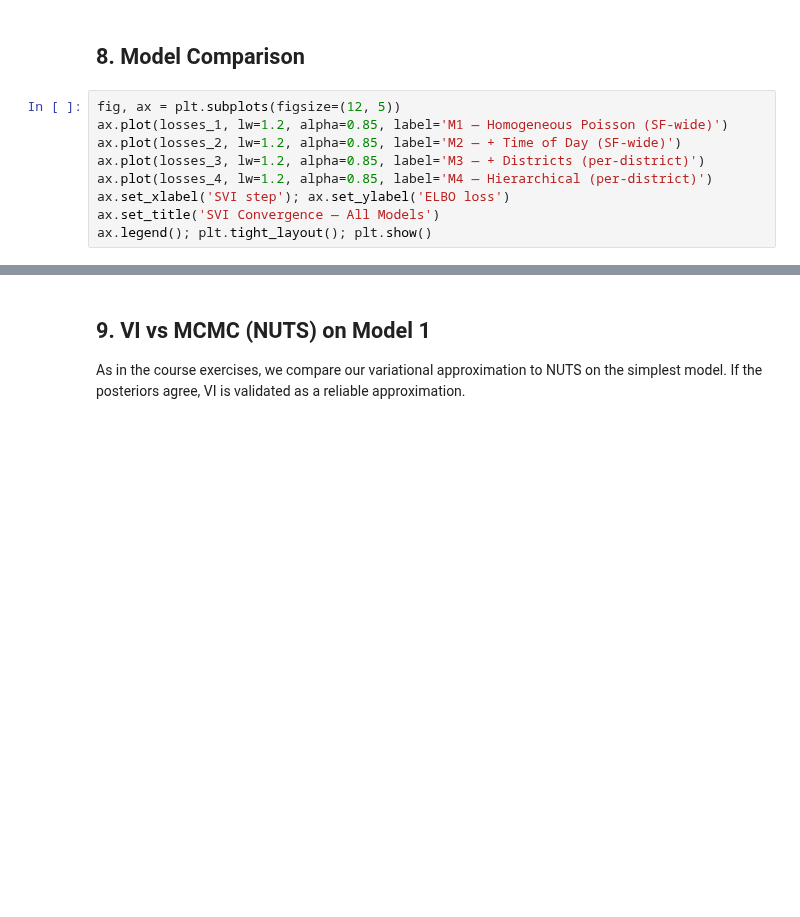
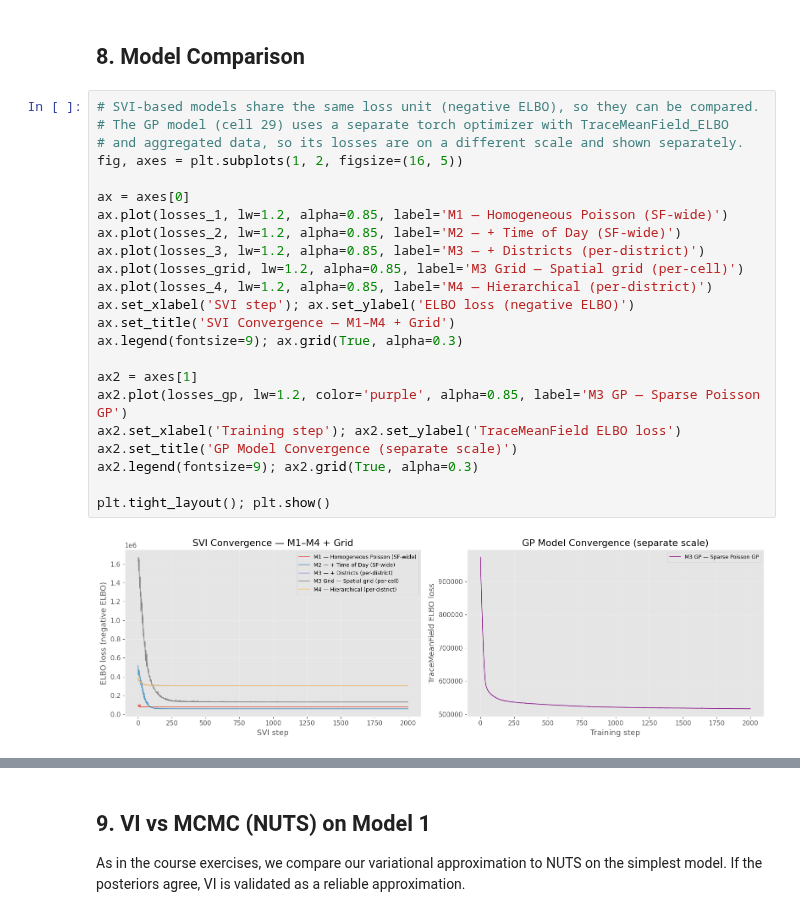
Before and after one commit to bodvarsdottirkristin/model-based, a Jupyter notebook: src/models/models_kb.ipynb, the cells around one changed output, grey strips where cells are left out. Drawn from its saved outputs; the diff is of its cells as text; blank space fills up the shorter version.

```diff
--- a/src/models/models_kb.ipynb
+++ b/src/models/models_kb.ipynb
@@ -1438,14 +1388,30 @@ step 1600  loss = 17149.33
 # %% [markdown]
 ## 8. Model Comparison
 # %%
-fig, ax = plt.subplots(figsize=(12, 5))
+# SVI-based models share the same loss unit (negative ELBO), so they can be compared.
+# The GP model (cell 29) uses a separate torch optimizer with TraceMeanField_ELBO
+# and aggregated data, so its losses are on a different scale and shown separately.
+fig, axes = plt.subplots(1, 2, figsize=(16, 5))
+
+ax = axes[0]
 ax.plot(losses_1, lw=1.2, alpha=0.85, label='M1 — Homogeneous Poisson (SF-wide)')
 ax.plot(losses_2, lw=1.2, alpha=0.85, label='M2 — + Time of Day (SF-wide)')
 ax.plot(losses_3, lw=1.2, alpha=0.85, label='M3 — + Districts (per-district)')
+ax.plot(losses_grid, lw=1.2, alpha=0.85, label='M3 Grid — Spatial grid (per-cell)')
 ax.plot(losses_4, lw=1.2, alpha=0.85, label='M4 — Hierarchical (per-district)')
-ax.set_xlabel('SVI step'); ax.set_ylabel('ELBO loss')
-ax.set_title('SVI Convergence — All Models')
-ax.legend(); plt.tight_layout(); plt.show()
+ax.set_xlabel('SVI step'); ax.set_ylabel('ELBO loss (negative ELBO)')
+ax.set_title('SVI Convergence — M1–M4 + Grid')
+ax.legend(fontsize=9); ax.grid(True, alpha=0.3)
+
+ax2 = axes[1]
+ax2.plot(losses_gp, lw=1.2, color='purple', alpha=0.85, label='M3 GP — Sparse Poisson GP')
+ax2.set_xlabel('Training step'); ax2.set_ylabel('TraceMeanField ELBO loss')
+ax2.set_title('GP Model Convergence (separate scale)')
+ax2.legend(fontsize=9); ax2.grid(True, alpha=0.3)
+
+plt.tight_layout(); plt.show()
+# %% [output]
+[figure, added]
 # %%
 from IPython.display import display
 
```
Also changed, not shown: parts of 12 cells of this notebook.
